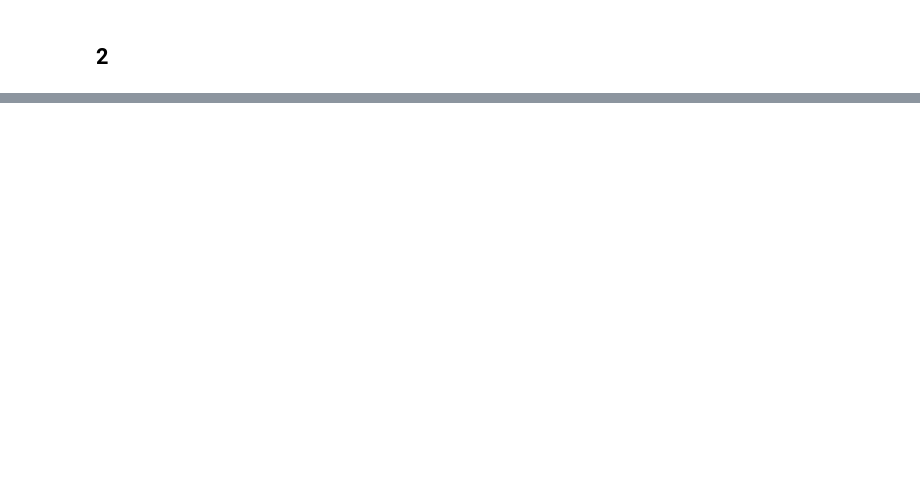
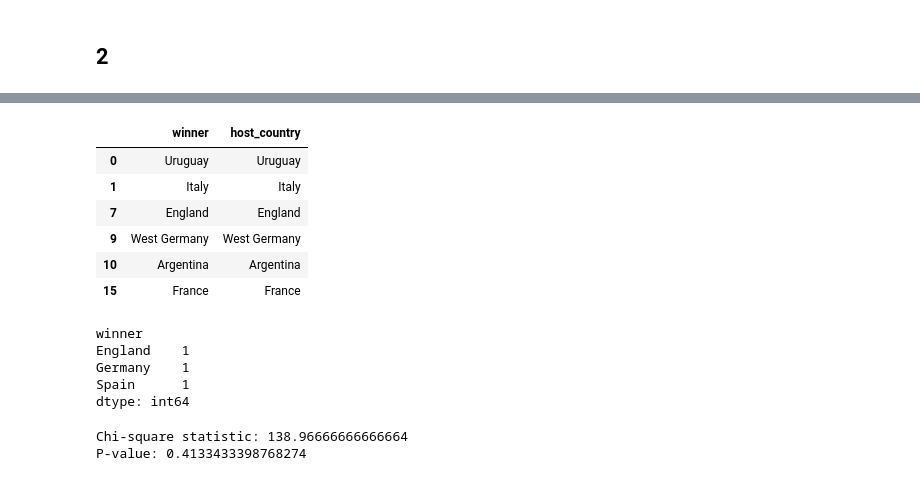
Before and after one commit to Hussain-Khallouf/DM-homework-1, a Jupyter notebook: c.ipynb, the cells around one changed output, grey strips where cells are left out. Drawn from its saved outputs; the diff is of its cells as text; code cells hidden in the pictures; blank space fills up the shorter version.

```diff
--- a/c.ipynb
+++ b/c.ipynb
@@ -50,0 +77,22 @@ ten_most_played.plot(kind='bar')
+# %%
+tour = pd.read_csv('data/fjelstul/tournaments.csv')
+wh = tour[['winner','host_country']]
+# %%
+import plotly.express as px
+wh[wh.winner == wh.host_country]
+# %% [output]
+|  | winner | host_country |
+| 0 | Uruguay | Uruguay |
+| 1 | Italy | Italy |
+| 7 | England | England |
+| 9 | West Germany | West Germany |
+| 10 | Argentina | Argentina |
+| 15 | France | France |
+# %%
+tour.groupby('winner').size()[tour.groupby('winner').size() == 1]
+# %% [output]
+winner
+England    1
+Germany    1
+Spain      1
+dtype: int64
@@ -50,0 +105,6 @@ ten_most_played.plot(kind='bar')
+# %%
+print('Chi-square statistic:', chi2)
+print('P-value:', p)
+# %% [output]
+Chi-square statistic: 138.96666666666664
+P-value: 0.4133433398768274
```
Also changed, not shown: parts of 12 cells of this notebook.
